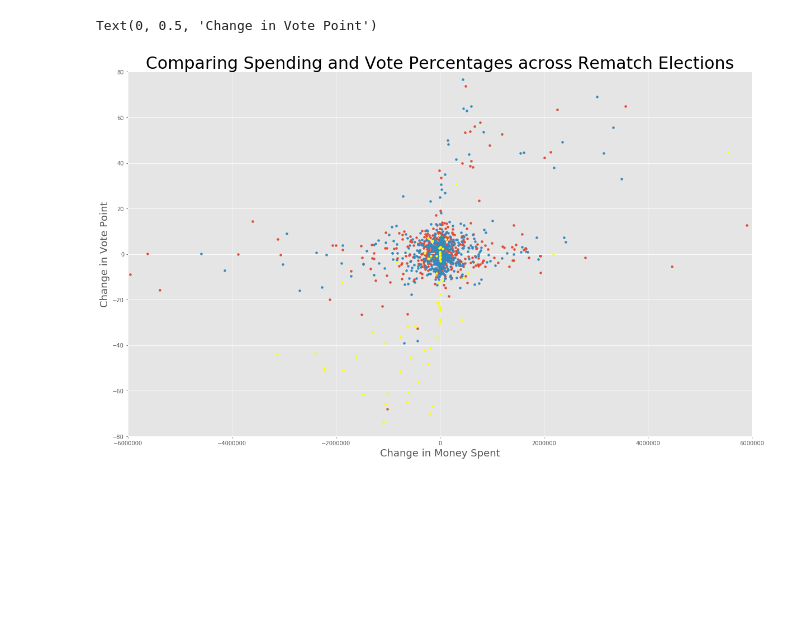
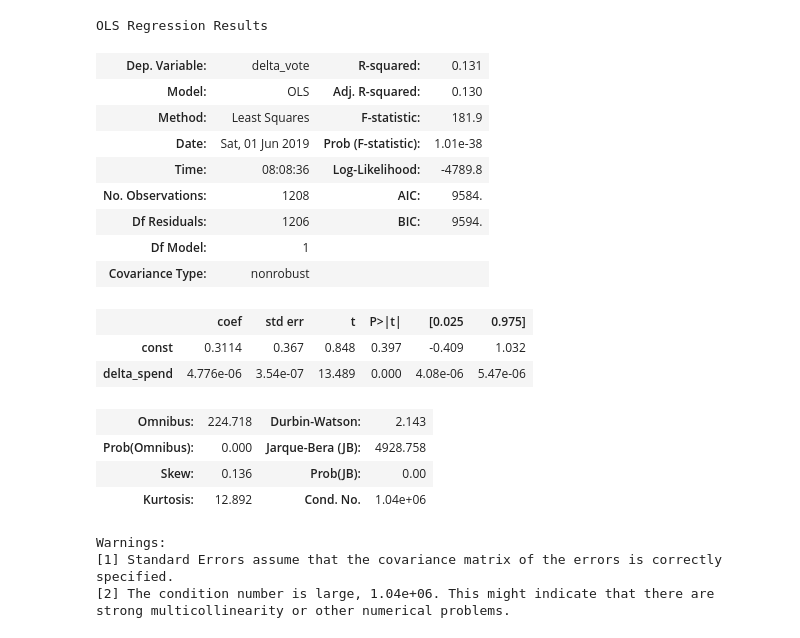
Before and after one commit to kellystroh/Federal-Election-Funding, a Jupyter notebook: rematch_df.ipynb, the cells around one changed output. Drawn from its saved outputs; the diff is of its cells as text; code cells hidden in the pictures; blank space fills up the shorter version.

Commit message:
added 4 linear regressions to notebook

```diff
--- a/rematch_df.ipynb
+++ b/rematch_df.ipynb
@@ -188,29 +210,35 @@ Text(0, 0.5, 'Change in Vote Point')
+# %%
+import statsmodels.api as sm
+df = rematch4[['delta_vote', 'delta_spend']]
+X = df['delta_spend']
+y = df['delta_vote']
+X = sm.add_constant(X)
+model = sm.OLS(y, X).fit()
+predictions = model.predict(X)
+model.summary()
+# %% [output]
+OLS Regression Results
+| Dep. Variable: | delta_vote | R-squared: | 0.131 |
+| Model: | OLS | Adj. R-squared: | 0.130 |
+| Method: | Least Squares | F-statistic: | 181.9 |
+| Date: | Sat, 01 Jun 2019 | Prob (F-statistic): | 1.01e-38 |
+| Time: | 08:08:36 | Log-Likelihood: | -4789.8 |
+| No. Observations: | 1208 | AIC: | 9584. |
+| Df Residuals: | 1206 | BIC: | 9594. |
+| Df Model: | 1 |  |  |
+| Covariance Type: | nonrobust |  |  |
+|  | coef | std err | t | P>|t| | [0.025 | 0.975] |
+| const | 0.3114 | 0.367 | 0.848 | 0.397 | -0.409 | 1.032 |
+| delta_spend | 4.776e-06 | 3.54e-07 | 13.489 | 0.000 | 4.08e-06 | 5.47e-06 |
+| Omnibus: | 224.718 | Durbin-Watson: | 2.143 |
+| Prob(Omnibus): | 0.000 | Jarque-Bera (JB): | 4928.758 |
+| Skew: | 0.136 | Prob(JB): | 0.00 |
+| Kurtosis: | 12.892 | Cond. No. | 1.04e+06 |
+Warnings:
+[1] Standard Errors assume that the covariance matrix of the errors is correctly specified.
+[2] The condition number is large, 1.04e+06. This might indicate that there are
+strong multicollinearity or other numerical problems.
 # %%
 rematch_GOP = rematch4[rematch4['party']=='republican']
 rematch_Dem = rematch4[rematch4['party']=='democrat']
 rematch_Ind = rematch4[(rematch4['party']!='democrat') & (rematch3['party']!='republican')]
-# %%
-plot_GOP = rematch_GOP[['delta_vote', 'delta_spend']]
-plot_Dem = rematch_Dem[['delta_vote', 'delta_spend']]
-plot_Ind = rematch_Ind[['delta_vote', 'delta_spend']]
-
-x = plot_GOP['delta_vote']
-y = plot_GOP['delta_spend']
-w = plot_Dem['delta_vote']
-z = plot_Dem['delta_spend']
-t = plot_Ind['delta_vote']
-u = plot_Ind['delta_spend']
-
-fig, ax = plt.subplots(1, figsize=(20,12))
-ax.scatter(y, x, alpha=1, s=15)
-ax.scatter(z, w, alpha=1, s=15)
-ax.scatter(u, t, color='yellow', alpha=1, s=15)
-
-ax.set_xlim(-6000000, 6000000)
-ax.set_ylim(-80, 80)
-ax.set_title('Comparing Spending and Vote Percentages across Rematch Elections', fontsize=30)
-ax.set_xlabel('Change in Money Spent', fontsize=18)
-ax.set_ylabel('Change in Vote Point', fontsize=18)
-# %% [output]
-Text(0, 0.5, 'Change in Vote Point')
-[figure, removed]
```
Also changed, not shown: parts of 11 cells of this notebook.
